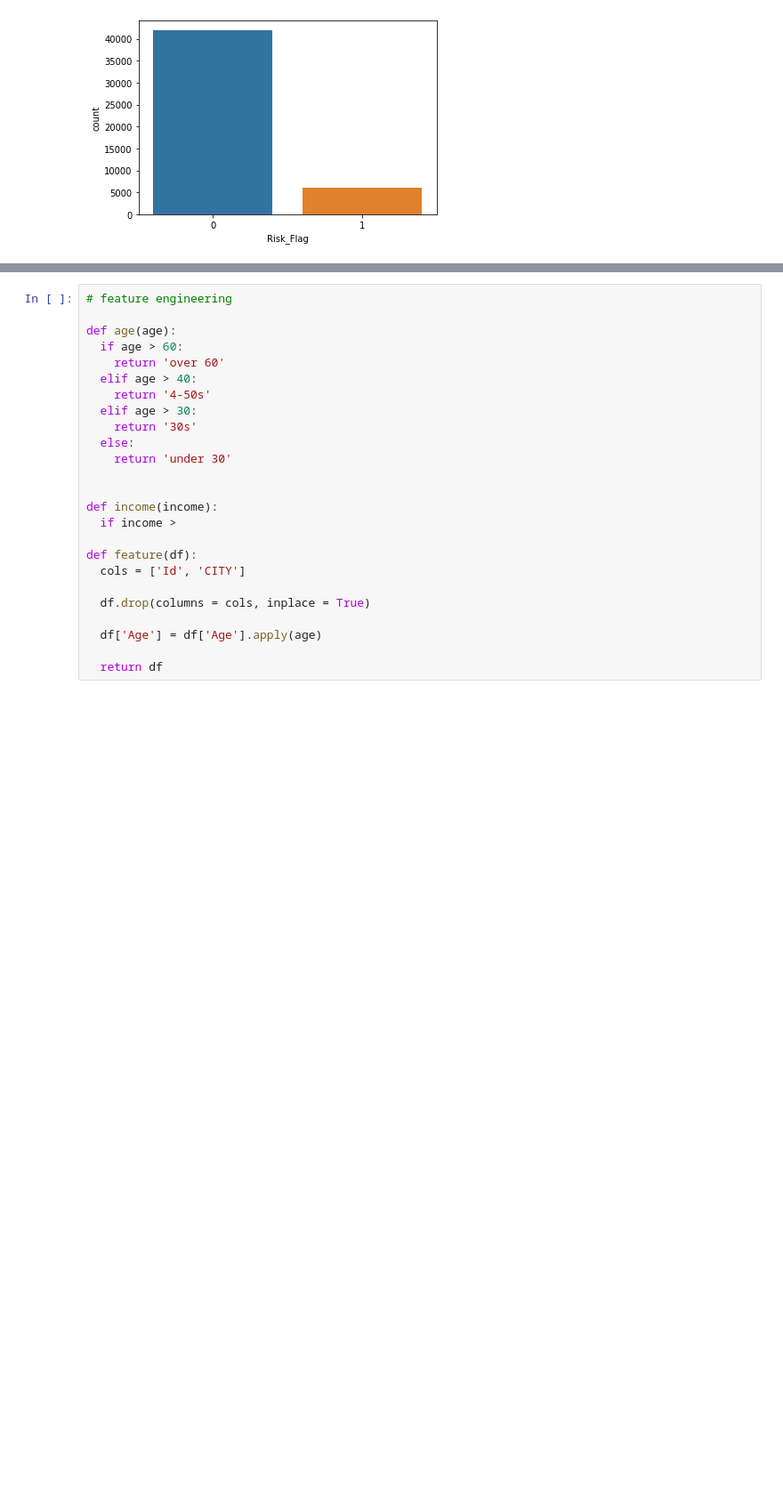
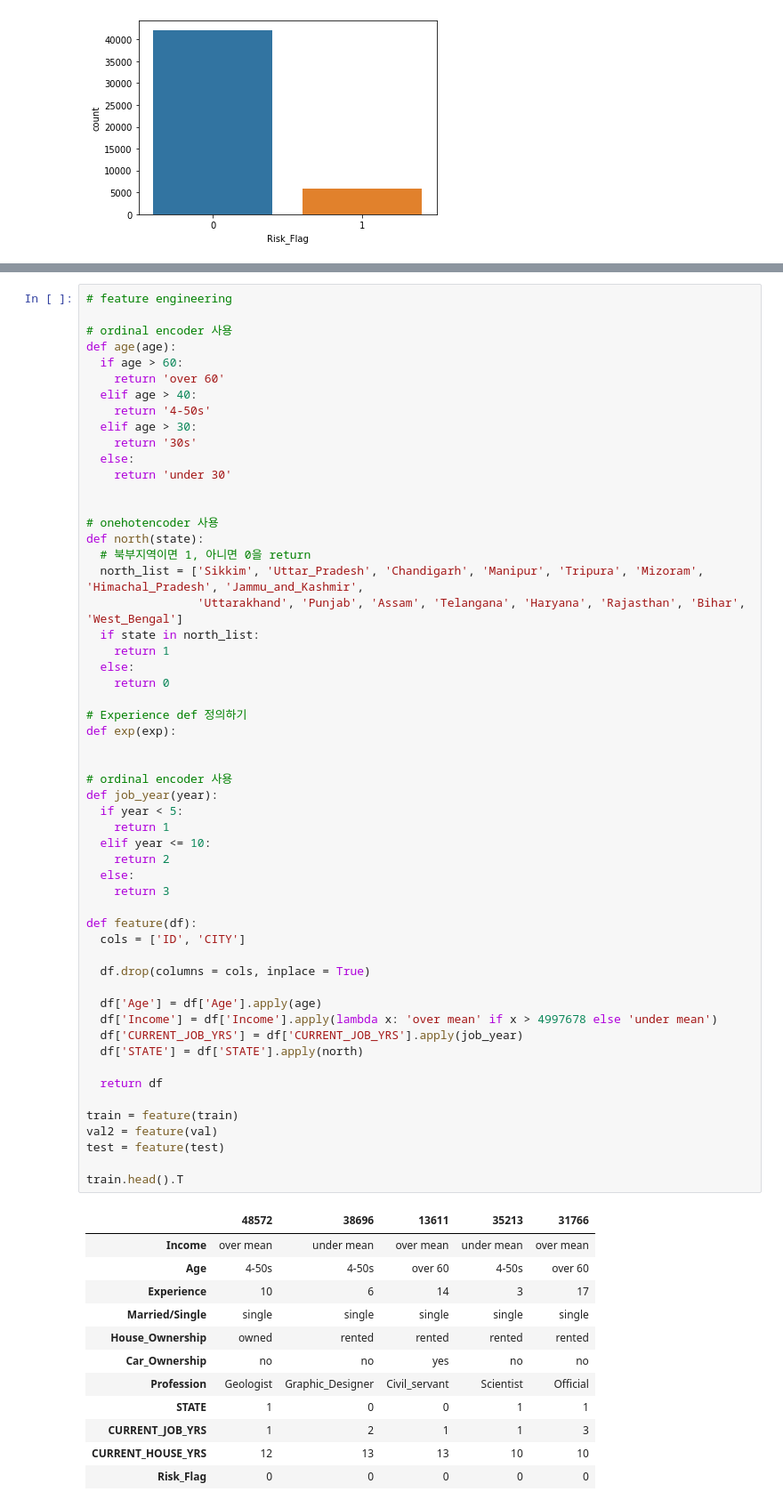
Before and after one commit to hwon-n/section2_project, a Jupyter notebook: section2_project.ipynb, the cells around one changed output, grey strips where cells are left out. Shown at 89% size. Saved outputs shown, nothing was run; the diff lists cells and outputs as text; blank space fills up the shorter version.

```diff
--- a/section2_project.ipynb
+++ b/section2_project.ipynb
@@ -137,25 +174,68 @@ Name: Income, Length: 48000, dtype: int64
 # %%
 # feature engineering
 
+# ordinal encoder 사용
 def age(age):
   if age > 60:
     return 'over 60'
   elif age > 40:
     return '4-50s'
   elif age > 30:
     return '30s'
   else:
     return 'under 30'
 
 
-def income(income):
-  if income >
+# onehotencoder 사용
+def north(state):
+  # 북부지역이면 1, 아니면 0을 return
+  north_list = ['Sikkim', 'Uttar_Pradesh', 'Chandigarh', 'Manipur', 'Tripura', 'Mizoram', 'Himachal_Pradesh', 'Jammu_and_Kashmir',
+                'Uttarakhand', 'Punjab', 'Assam', 'Telangana', 'Haryana', 'Rajasthan', 'Bihar', 'West_Bengal']
+  if state in north_list:
+    return 1
+  else:
+    return 0
+
+# Experience def 정의하기
+def exp(exp):
+
+
+# ordinal encoder 사용
+def job_year(year):
+  if year < 5:
+    return 1
+  elif year <= 10:
+    return 2
+  else:
+    return 3
 
 def feature(df):
-  cols = ['Id', 'CITY']
+  cols = ['ID', 'CITY']
 
   df.drop(columns = cols, inplace = True)
 
   df['Age'] = df['Age'].apply(age)
+  df['Income'] = df['Income'].apply(lambda x: 'over mean' if x > 4997678 else 'under mean')
+  df['CURRENT_JOB_YRS'] = df['CURRENT_JOB_YRS'].apply(job_year)
+  df['STATE'] = df['STATE'].apply(north)
 
   return df
+
+train = feature(train)
+val2 = feature(val)
+test = feature(test)
+
+train.head().T
+# %% [output]
+|  | 48572 | 38696 | 13611 | 35213 | 31766 |
+| Income | over mean | under mean | over mean | under mean | over mean |
+| Age | 4-50s | 4-50s | over 60 | 4-50s | over 60 |
+| Experience | 10 | 6 | 14 | 3 | 17 |
+| Married/Single | single | single | single | single | single |
+| House_Ownership | owned | rented | rented | rented | rented |
+| Car_Ownership | no | no | yes | no | no |
+| Profession | Geologist | Graphic_Designer | Civil_servant | Scientist | Official |
+| STATE | 1 | 0 | 0 | 1 | 1 |
+| CURRENT_JOB_YRS | 1 | 2 | 1 | 1 | 3 |
+| CURRENT_HOUSE_YRS | 12 | 13 | 13 | 10 | 10 |
+| Risk_Flag | 0 | 0 | 0 | 0 | 0 |
```
Also changed, not shown: parts of 11 cells of this notebook.
